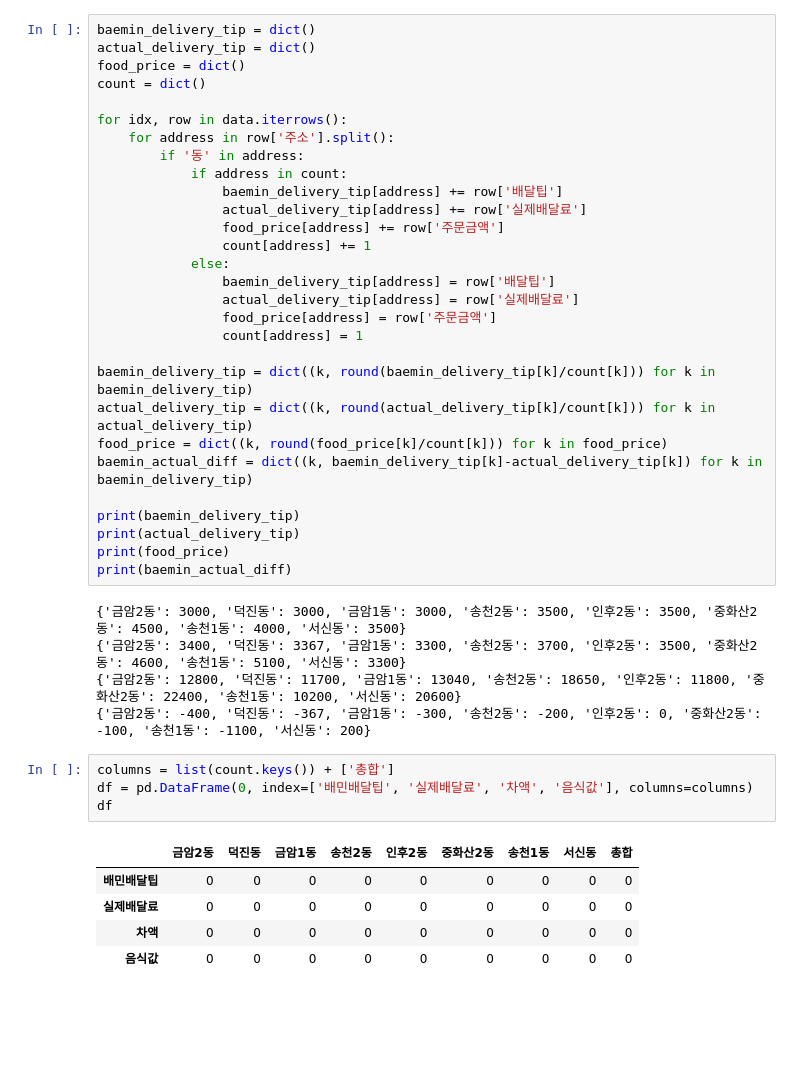
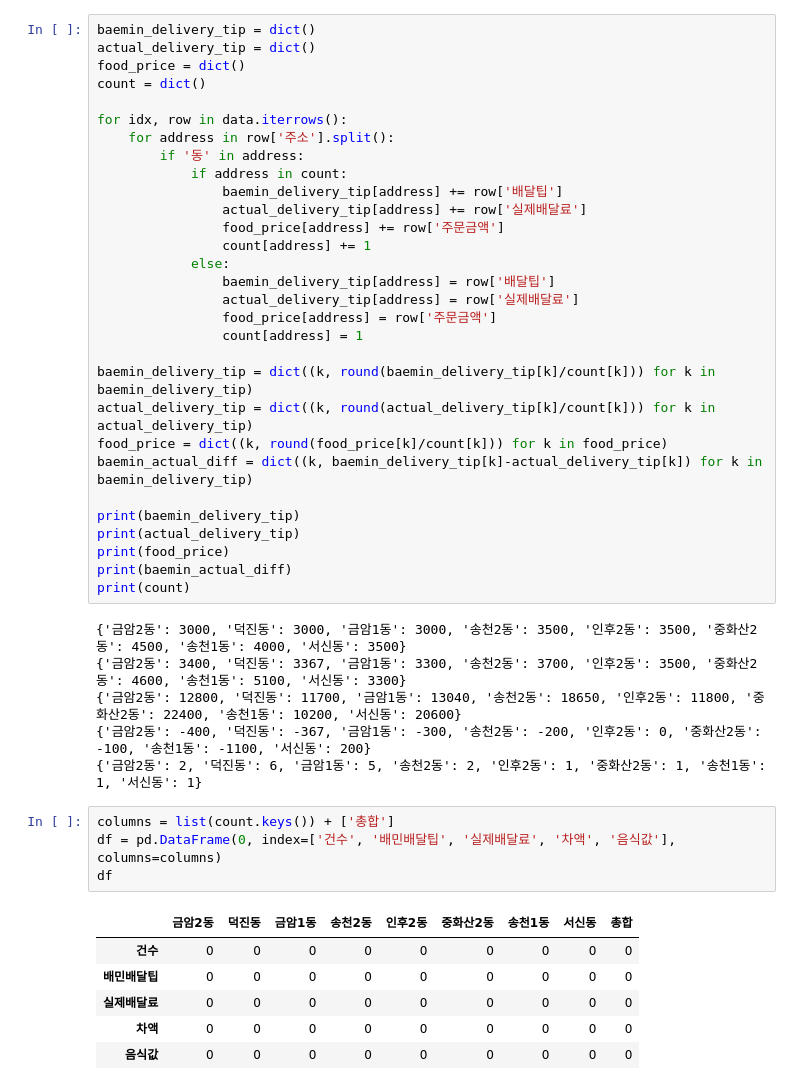
Before and after one commit to imeugeneco/food-delivery, a Jupyter notebook: 주소통계.ipynb, the cells around one changed output. Cells and saved outputs as stored; diff of their text form; blank space fills up the shorter version.

```diff
--- a/주소통계.ipynb
+++ b/주소통계.ipynb
@@ -36,17 +50,20 @@ print(baemin_delivery_tip)
 print(actual_delivery_tip)
 print(food_price)
 print(baemin_actual_diff)
+print(count)
 # %% [output]
 {'금암2동': 3000, '덕진동': 3000, '금암1동': 3000, '송천2동': 3500, '인후2동': 3500, '중화산2동': 4500, '송천1동': 4000, '서신동': 3500}
 {'금암2동': 3400, '덕진동': 3367, '금암1동': 3300, '송천2동': 3700, '인후2동': 3500, '중화산2동': 4600, '송천1동': 5100, '서신동': 3300}
 {'금암2동': 12800, '덕진동': 11700, '금암1동': 13040, '송천2동': 18650, '인후2동': 11800, '중화산2동': 22400, '송천1동': 10200, '서신동': 20600}
 {'금암2동': -400, '덕진동': -367, '금암1동': -300, '송천2동': -200, '인후2동': 0, '중화산2동': -100, '송천1동': -1100, '서신동': 200}
+{'금암2동': 2, '덕진동': 6, '금암1동': 5, '송천2동': 2, '인후2동': 1, '중화산2동': 1, '송천1동': 1, '서신동': 1}
 # %%
 columns = list(count.keys()) + ['총합']
-df = pd.DataFrame(0, index=['배민배달팁', '실제배달료', '차액', '음식값'], columns=columns)
+df = pd.DataFrame(0, index=['건수', '배민배달팁', '실제배달료', '차액', '음식값'], columns=columns)
 df
 # %% [output]
 |  | 금암2동 | 덕진동 | 금암1동 | 송천2동 | 인후2동 | 중화산2동 | 송천1동 | 서신동 | 총합 |
+| 건수 | 0 | 0 | 0 | 0 | 0 | 0 | 0 | 0 | 0 |
 | 배민배달팁 | 0 | 0 | 0 | 0 | 0 | 0 | 0 | 0 | 0 |
 | 실제배달료 | 0 | 0 | 0 | 0 | 0 | 0 | 0 | 0 | 0 |
 | 차액 | 0 | 0 | 0 | 0 | 0 | 0 | 0 | 0 | 0 |
```
Also changed, not shown: parts of 4 cells of this notebook, 3 other files.
